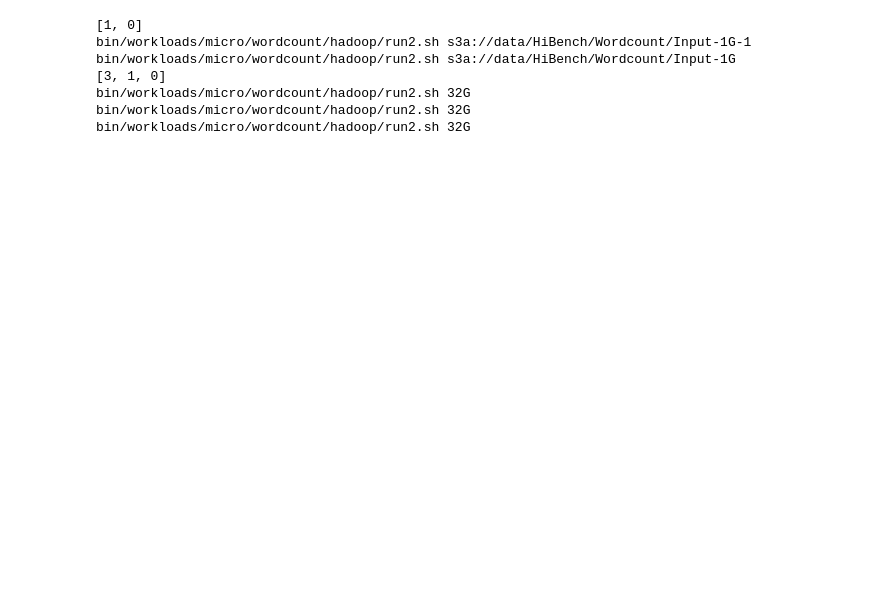
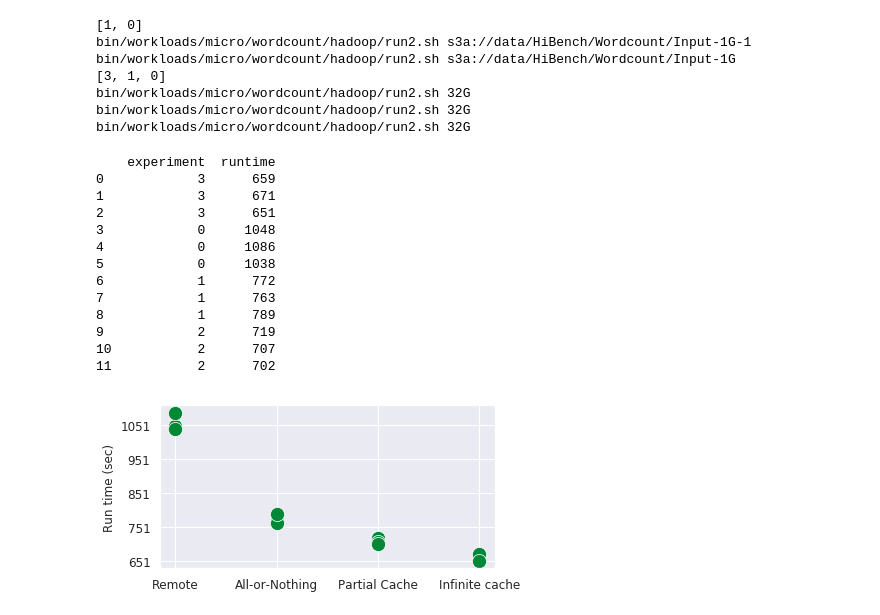
Before and after one commit to UmasouTTT/Kariz, a Jupyter notebook: expriments/microbenchmark/ipython/scheduler.ipynb, the cells around one changed output. Saved outputs shown, nothing was run; the diff lists cells and outputs as text; code cells hidden in the pictures; blank space fills up the shorter version.

```diff
--- a/expriments/microbenchmark/ipython/scheduler.ipynb
+++ b/expriments/microbenchmark/ipython/scheduler.ipynb
@@ -90,3 +90,46 @@ bin/workloads/micro/wordcount/hadoop/run2.sh s3a://data/HiBench/Wordcount/Input-
 bin/workloads/micro/wordcount/hadoop/run2.sh 32G
 bin/workloads/micro/wordcount/hadoop/run2.sh 32G
 bin/workloads/micro/wordcount/hadoop/run2.sh 32G
+# %%
+import pandas as pd
+import seaborn as sns;
+import matplotlib.pyplot as plt
+import matplotlib.ticker as ticker
+
+df = pd.read_csv('allornothing_vs_stride.csv')
+print(df)
+
+sns.set(color_codes=True)
+
+def format_xticks(x, pos=None):
+    decoder = {0: 'Remote', 1: 'All-or-Nothing', 2: 'Partial Cache', 3: 'Infinite cache'}
+    return decoder[x]
+
+
+fig, ax = plt.subplots(figsize=(6,3))
+sns.scatterplot(ax=ax, x='experiment', y = 'runtime' , data=df,
+                s=200, color="#008837")
+
+ax.set_xticks([0, 1, 2, 3])
+ax.set_yticks(range(df['runtime'].min(), df['runtime'].max(), 100))
+ax.tick_params(axis='both', which='major', labelsize=12)
+ax.xaxis.set_major_formatter(ticker.FuncFormatter(format_xticks))
+ax.set_xlabel('')
+ax.set_ylabel("Run time (sec)")
+
+plt.show()
+# %% [output]
+    experiment  runtime
+0            3      659
+1            3      671
+2            3      651
+3            0     1048
+4            0     1086
+5            0     1038
+6            1      772
+7            1      763
+8            1      789
+9            2      719
+10           2      707
+11           2      702
+[figure, added]
```
Also changed, not shown: parts of 1 cell of this notebook, 47 other files.
